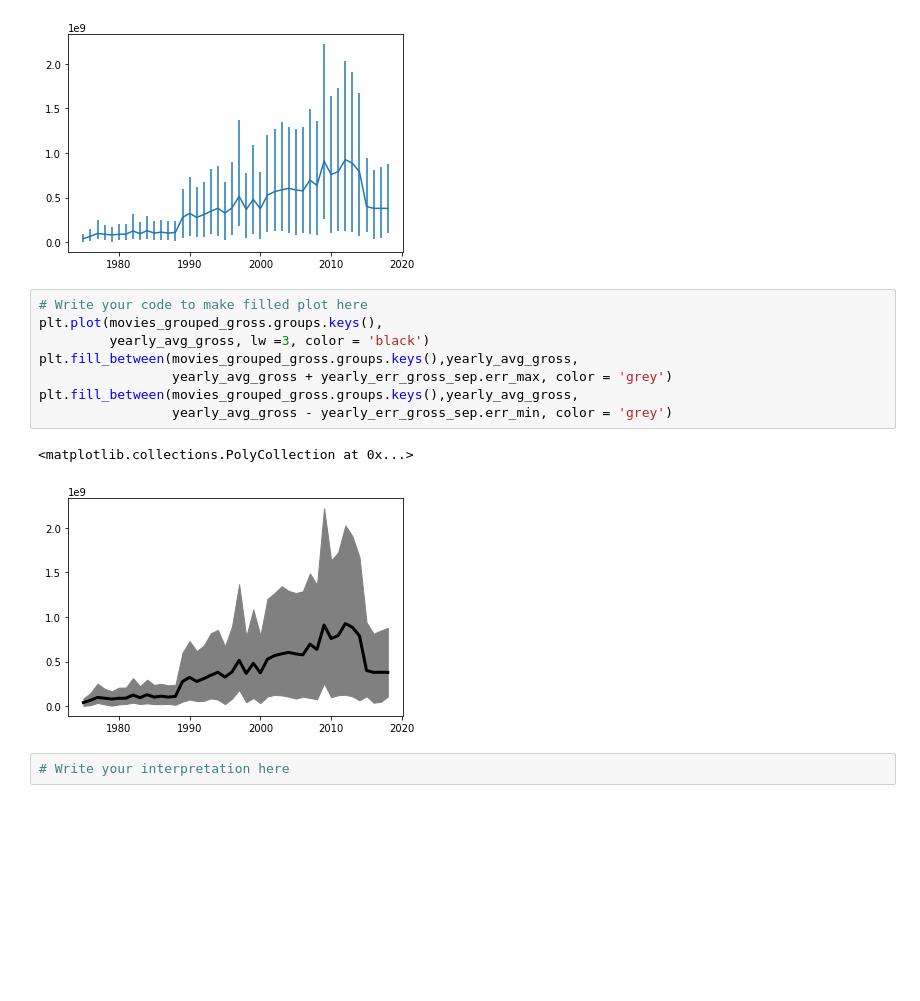
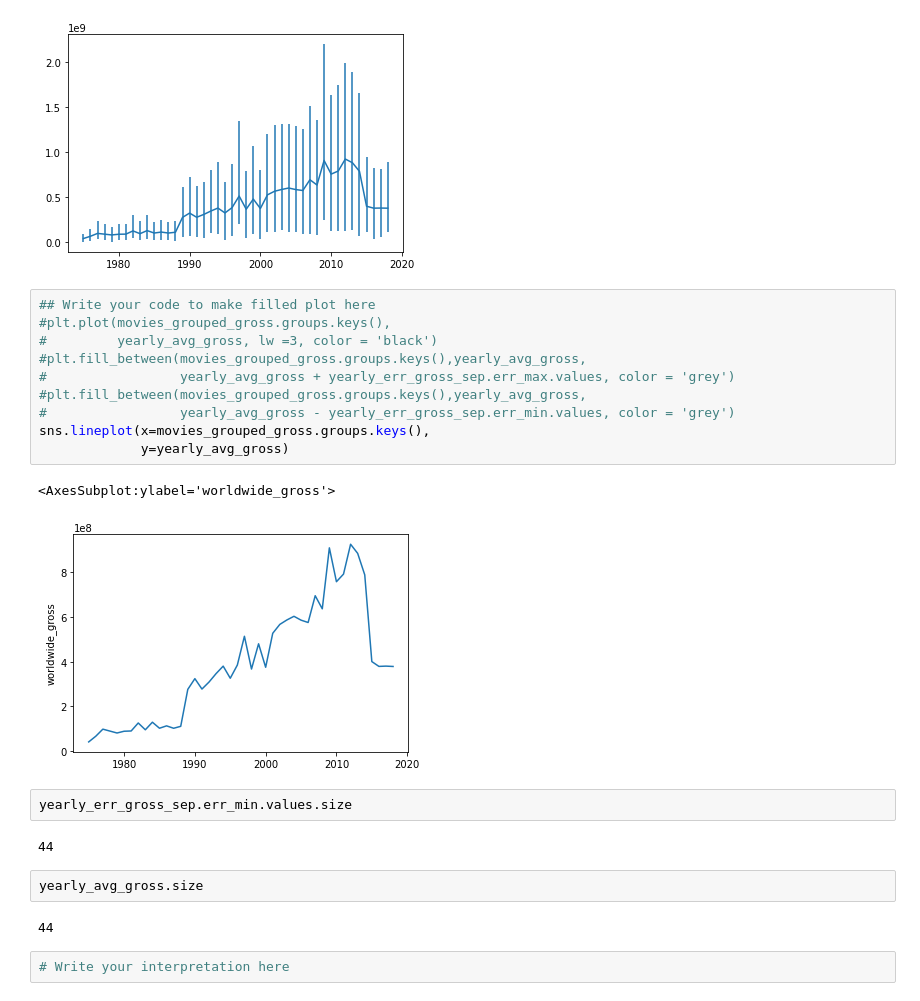
Before and after one commit to afalsafi/2020, a Jupyter notebook: Tutorials/02 - Data viz and data from the web/Becoming a DataVizard exercise-Copy1.ipynb, the cells around one changed output. Drawn from its saved outputs; the diff is of its cells as text; blank space fills up the shorter version.

```diff
--- a/Tutorials/02 - Data viz and data from the web/Becoming a DataVizard exercise-Copy1.ipynb
+++ b/Tutorials/02 - Data viz and data from the web/Becoming a DataVizard exercise-Copy1.ipynb
@@ -218,16 +218,26 @@ plt.errorbar(movies_grouped_gross.groups.keys(),
 <ErrorbarContainer object of 3 artists>
 [figure]
 # %%
-# Write your code to make filled plot here
-plt.plot(movies_grouped_gross.groups.keys(),
-         yearly_avg_gross, lw =3, color = 'black')
-plt.fill_between(movies_grouped_gross.groups.keys(),yearly_avg_gross,
-                 yearly_avg_gross + yearly_err_gross_sep.err_max, color = 'grey')
-plt.fill_between(movies_grouped_gross.groups.keys(),yearly_avg_gross,
-                 yearly_avg_gross - yearly_err_gross_sep.err_min, color = 'grey')
+## Write your code to make filled plot here
+#plt.plot(movies_grouped_gross.groups.keys(),
+#         yearly_avg_gross, lw =3, color = 'black')
+#plt.fill_between(movies_grouped_gross.groups.keys(),yearly_avg_gross,
+#                 yearly_avg_gross + yearly_err_gross_sep.err_max.values, color = 'grey')
+#plt.fill_between(movies_grouped_gross.groups.keys(),yearly_avg_gross,
+#                 yearly_avg_gross - yearly_err_gross_sep.err_min.values, color = 'grey')
+sns.lineplot(x=movies_grouped_gross.groups.keys(),
+             y=yearly_avg_gross)
 # %% [output]
-<matplotlib.collections.PolyCollection at 0x...>
+<AxesSubplot:ylabel='worldwide_gross'>
-[figure, old version]
+[figure, new version]
+# %%
+yearly_err_gross_sep.err_min.values.size
+# %% [output]
+44
+# %%
+yearly_avg_gross.size
+# %% [output]
+44
 # %%
 # Write your interpretation here
 # %% [markdown]
```
Also changed, not shown: parts of 4 cells of this notebook, 5 other files.
